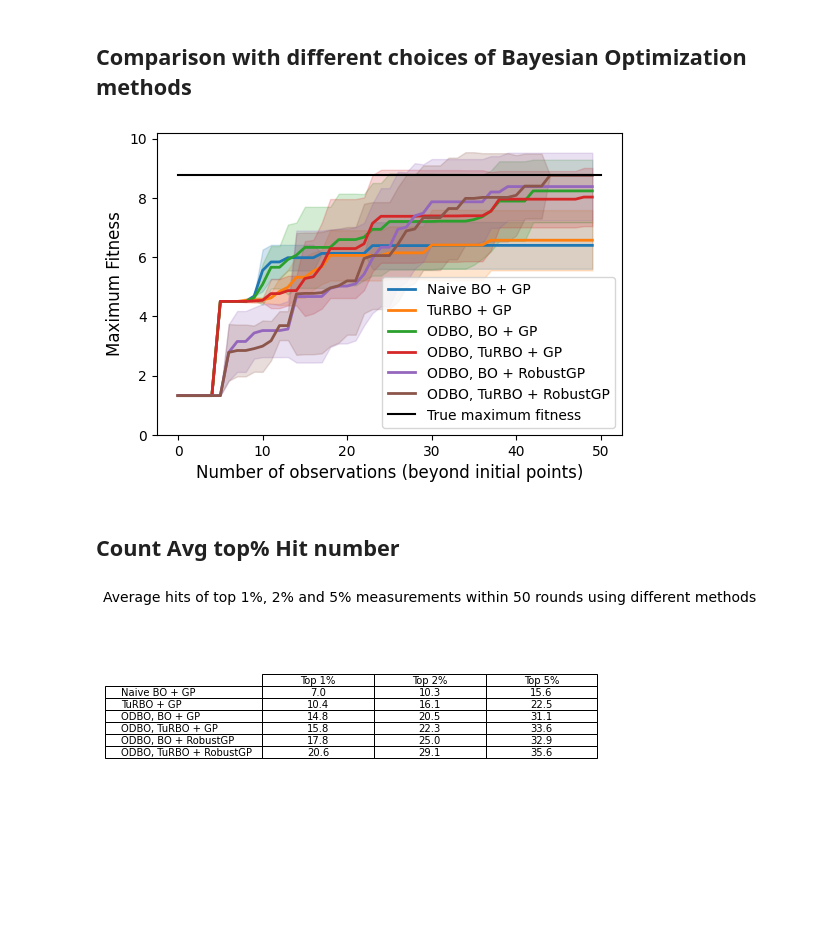
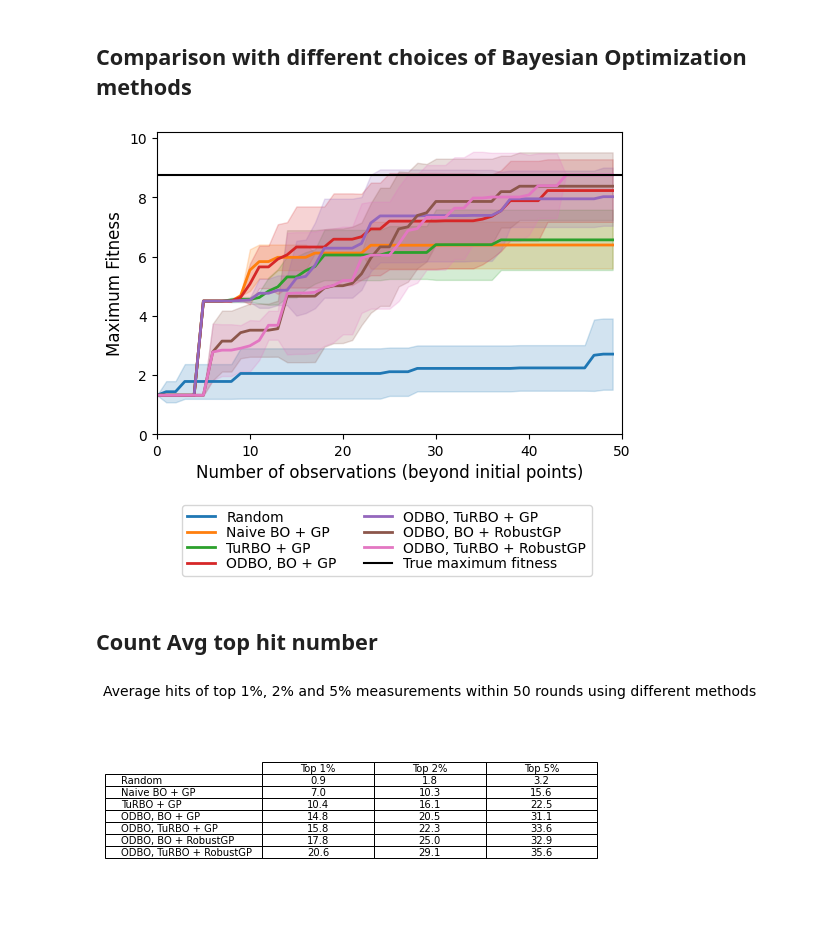
Before and after one commit to sherrylixuecheng/ODBO, a Jupyter notebook: examples/Plot_results.ipynb, the cells around one changed output. Saved outputs shown, nothing was run; the diff lists cells and outputs as text; code cells hidden in the pictures; blank space fills up the shorter version.

```diff
--- a/examples/Plot_results.ipynb
+++ b/examples/Plot_results.ipynb
@@ -9,47 +9,51 @@ import matplotlib.pyplot as plt
 ## Comparison with different choices of Bayesian Optimization methods
 # %%
 # GB1_2016, miss BO_GP and TuRBO_GP
-methods = ['Naive BO + GP', 'TuRBO + GP', 'ODBO, BO + GP', 'ODBO, TuRBO + GP', 'ODBO, BO + RobustGP', 'ODBO, TuRBO + RobustGP']
+methods = ['Random', 'Naive BO + GP', 'TuRBO + GP', 'ODBO, BO + GP', 'ODBO, TuRBO + GP', 'ODBO, BO + RobustGP', 'ODBO, TuRBO + RobustGP']
 data_test = pd.read_csv('../datasets/GB1_2016_149361.csv', sep=',')
 name_pre, Y_test = np.array(data_test['AACombo']), np.array(data_test['Fitness'])
-BO_GP_bacth1_Y, TuRBO_GP_bacth1_Y, ODBO_GP_bacth1_Y, ODTuRBO_GP_bacth1_Y, ODBO_RobustGP_bacth1_Y, ODTuRBO_RobustGP_bacth1_Y = [],[],[],[],[],[]
+Random_Y, BO_GP_bacth1_Y, TuRBO_GP_bacth1_Y, ODBO_GP_bacth1_Y, ODTuRBO_GP_bacth1_Y, ODBO_RobustGP_bacth1_Y, ODTuRBO_RobustGP_bacth1_Y = [],[],[],[],[],[],[]
 for i in range(10):
+    Random_Y.append(np.load('results/GB1_2016/GB1_2016_Random_{}.npy'.format(i)))
     BO_GP_bacth1_Y.append(np.load('results/GB1_2016/GB1_2016_BO_GP_batch1_{}.npy'.format(i)))
     TuRBO_GP_bacth1_Y.append(np.load('results/GB1_2016/GB1_2016_TuRBO_GP_batch1_{}.npy'.format(i)))
     ODBO_GP_bacth1_Y.append(np.load('results/GB1_2016/GB1_2016_ODBO_BO_GP_batch1_{}.npy'.format(i)))
     ODTuRBO_GP_bacth1_Y.append(np.load('results/GB1_2016/GB1_2016_ODBO_TuRBO_GP_batch1_{}.npy'.format(i)))
     ODBO_RobustGP_bacth1_Y.append(np.load('results/GB1_2016/GB1_2016_ODBO_BO_RobustGP_batch1_{}.npy'.format(i)))
     ODTuRBO_RobustGP_bacth1_Y.append(np.load('results/GB1_2016/GB1_2016_ODBO_TuRBO_RobustGP_batch1_{}.npy'.format(i)))
-BO_GP_bacth1_Y, TuRBO_GP_bacth1_Y, ODBO_GP_bacth1_Y, ODTuRBO_GP_bacth1_Y, ODBO_RobustGP_bacth1_Y, ODTuRBO_RobustGP_bacth1_Y = np.hstack(BO_GP_bacth1_Y
+Random_Y, BO_GP_bacth1_Y, TuRBO_GP_bacth1_Y, ODBO_GP_bacth1_Y, ODTuRBO_GP_bacth1_Y, ODBO_RobustGP_bacth1_Y, ODTuRBO_RobustGP_bacth1_Y = np.vstack(Random_Y).T, np.hstack(BO_GP_bacth1_Y
             ), np.hstack(TuRBO_GP_bacth1_Y), np.hstack(ODBO_GP_bacth1_Y), np.hstack(ODTuRBO_GP_bacth1_Y), np.hstack(ODBO_RobustGP_bacth1_Y), np.hstack(ODTuRBO_RobustGP_bacth1_Y)
 # %%
 # Plotting results
 fig = plt.figure(figsize=(6, 4), dpi=100)
-odbo.plot.plot_bo(iters=50, BO_result=BO_GP_bacth1_Y, method=methods[0], color = 'C0')
-odbo.plot.plot_bo(iters=50, BO_result=TuRBO_GP_bacth1_Y, method=methods[1], color = 'C1')
-odbo.plot.plot_bo(iters=50, BO_result=ODBO_GP_bacth1_Y, method=methods[2], color = 'C2')
-odbo.plot.plot_bo(iters=50, BO_result=ODTuRBO_GP_bacth1_Y, method=methods[3], color = 'C3')
-odbo.plot.plot_bo(iters=50, BO_result=ODBO_RobustGP_bacth1_Y, method=methods[4], color = 'C4')
-odbo.plot.plot_bo(iters=50, BO_result=ODTuRBO_RobustGP_bacth1_Y, method=methods[5], color = 'C5')
+odbo.plot.plot_bo(iters=50, BO_result=Random_Y, method=methods[0], color = 'C0')
+odbo.plot.plot_bo(iters=50, BO_result=BO_GP_bacth1_Y, method=methods[1], color = 'C1')
+odbo.plot.plot_bo(iters=50, BO_result=TuRBO_GP_bacth1_Y, method=methods[2], color = 'C2')
+odbo.plot.plot_bo(iters=50, BO_result=ODBO_GP_bacth1_Y, method=methods[3], color = 'C3')
+odbo.plot.plot_bo(iters=50, BO_result=ODTuRBO_GP_bacth1_Y, method=methods[4], color = 'C4')
+odbo.plot.plot_bo(iters=50, BO_result=ODBO_RobustGP_bacth1_Y, method=methods[5], color = 'C5')
+odbo.plot.plot_bo(iters=50, BO_result=ODTuRBO_RobustGP_bacth1_Y, method=methods[6], color = 'C6')
 plt.plot([0,50], [max(Y_test), max(Y_test)], label='True maximum fitness', color = 'k')
 plt.xlabel('Number of observations (beyond initial points)', fontsize=12)
-plt.legend()
+plt.legend(bbox_to_anchor=(0.0, -0.21, 0.95, 0.0),labelspacing=0.1, ncol=2)
 plt.ylim([0, 10.2])
+plt.xlim([0, 50])
 plt.ylabel('Maximum Fitness', fontsize=12)
 plt.savefig('results/GB1_2016/GB1_2016_opt_curves.png')
 plt.show()
 # %% [output]
-[figure, old version]
+[figure, new version]
 # %% [markdown]
-## Count Avg top% Hit number
+## Count Avg top hit number
 # %%
 fitness_top = Y_test[np.argsort(Y_test)[-int(0.01*len(Y_test))]]
-num_BO_GP_bacth1_Y, num_TuRBO_GP_bacth1_Y, num_ODBO_GP_bacth1_Y, num_ODTuRBO_GP_bacth1_Y, \
-     num_ODBO_RobustGP_bacth1_Y, num_ODTuRBO_RobustGP_bacth1_Y = [],[],[],[],[],[]
+num_Random_Y, num_BO_GP_bacth1_Y, num_TuRBO_GP_bacth1_Y, num_ODBO_GP_bacth1_Y, num_ODTuRBO_GP_bacth1_Y, \
+     num_ODBO_RobustGP_bacth1_Y, num_ODTuRBO_RobustGP_bacth1_Y = [],[],[],[],[],[],[]
 fitness_labels = ['Top 1%', 'Top 2%', 'Top 5%']
 
 for i in [0.01, 0.02, 0.05]:
     fitness_top = Y_test[np.argsort(Y_test)[-int(i*len(Y_test))]]
+    num_Random_Y.append(len(np.where(Random_Y[40:, :].ravel()>=fitness_top)[0])/10)
     num_BO_GP_bacth1_Y.append(len(np.where(BO_GP_bacth1_Y[40:, :].ravel()>=fitness_top)[0])/10)
     num_TuRBO_GP_bacth1_Y.append(len(np.where(TuRBO_GP_bacth1_Y[40:, :].ravel()>=fitness_top)[0])/10)
     num_ODBO_GP_bacth1_Y.append(len(np.where(ODBO_GP_bacth1_Y[40:, :].ravel()>=fitness_top)[0])/10)
@@ -61,7 +65,7 @@ fig.patch.set_visible(False)
 ax.axis('off')
 ax.axis('tight')
 
-cell_text = [num_BO_GP_bacth1_Y, num_TuRBO_GP_bacth1_Y, num_ODBO_GP_bacth1_Y, num_ODTuRBO_GP_bacth1_Y, \
+cell_text = [num_Random_Y, num_BO_GP_bacth1_Y, num_TuRBO_GP_bacth1_Y, num_ODBO_GP_bacth1_Y, num_ODTuRBO_GP_bacth1_Y, \
      num_ODBO_RobustGP_bacth1_Y, num_ODTuRBO_RobustGP_bacth1_Y]
 ax.table(cellText=cell_text,
          rowLabels=methods,
@@ -73,4 +77,4 @@ ax.table(cellText=cell_text,
 plt.title('Average hits of top 1%, 2% and 5% measurements within 50 rounds using different methods', fontsize=14, loc = 'center')
 plt.show()
 # %% [output]
-[figure, old version]
+[figure, new version]
```
Also changed, not shown: 4 other files.
